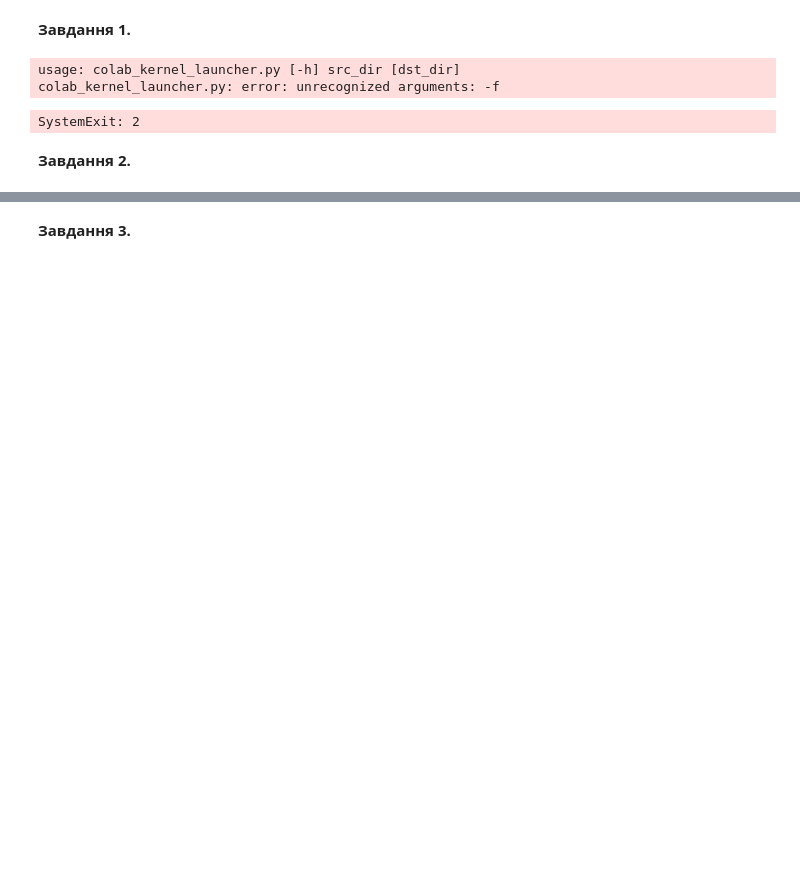
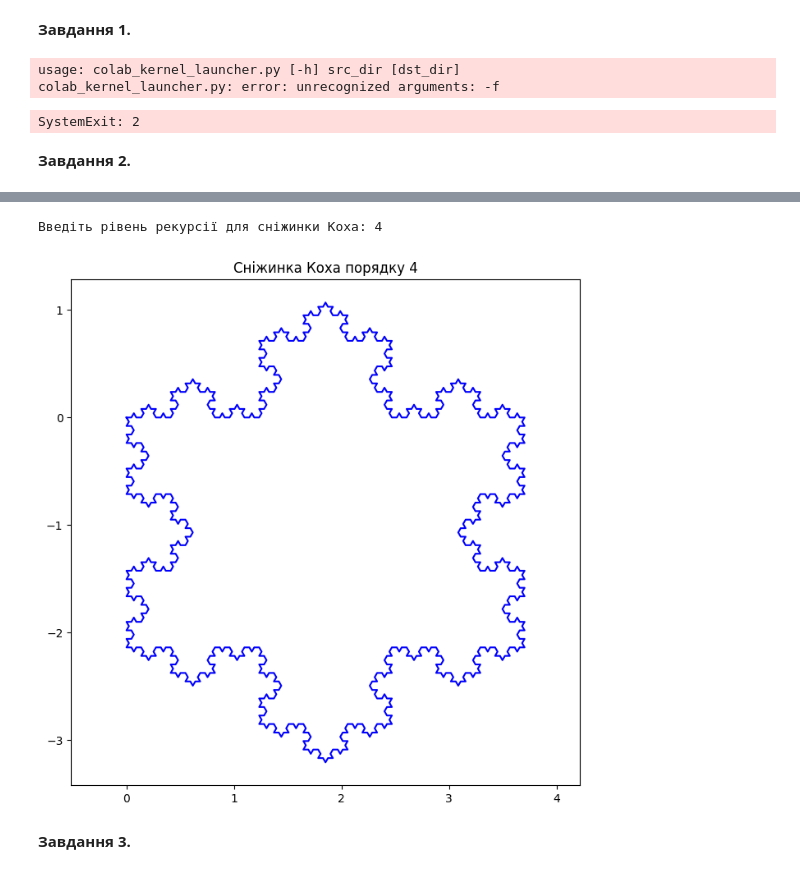
Before and after one commit to MMatviiuk/goit-algo-hw-03, a Jupyter notebook: ДЗ3_МатвіюкМВ.ipynb, the cells around one changed output, grey strips where cells are left out. Drawn from its saved outputs; the diff is of its cells as text; code cells hidden in the pictures; blank space fills up the shorter version.

```diff
--- a/ДЗ3_МатвіюкМВ.ipynb
+++ b/ДЗ3_МатвіюкМВ.ipynb
@@ -101,3 +54,57 @@ plot_koch_snowflake(level)
+# %%
+import matplotlib.pyplot as plt
+import numpy as np
+
+def koch_snowflake(order, size):
+    def koch_curve(order, size):
+        if order == 0:
+            return np.array([[0, 0], [size, 0]])
+        points = koch_curve(order - 1, size / 3)
+        new_points = []
+        for i in range(len(points) - 1):
+            p1 = points[i]
+            p2 = points[i + 1]
+            dx, dy = p2 - p1
+            new_points.extend([
+                p1,
+                p1 + np.array([dx, dy]) / 3,
+                p1 + np.array([dx, dy]) / 3 + np.array([dx - dy * np.sqrt(3), dy + dx * np.sqrt(3)]) / 6,
+                p1 + np.array([dx, dy]) * 2 / 3,
+            ])
+        new_points.append(points[-1])
+        return np.array(new_points)
+
+    def rotate(points, angle):
+        theta = np.radians(angle)
+        rotation_matrix = np.array([[np.cos(theta), -np.sin(theta)], [np.sin(theta), np.cos(theta)]])
+        return points.dot(rotation_matrix)
+
+    def create_snowflake(order, size):
+        triangle_points = koch_curve(order, size)
+        snowflake_points = [triangle_points]
+        for angle in [120, 240]:
+            snowflake_points.append(rotate(triangle_points, angle) + snowflake_points[-1][-1])
+        return np.vstack(snowflake_points)
+
+    points = create_snowflake(order, size)
+    return points
+
+def plot_koch_snowflake(order, size):
+    points = koch_snowflake(order, size)
+    plt.figure(figsize=(8, 8))
+    plt.plot(points[:, 0], points[:, 1], 'b-')
+    plt.axis('equal')
+    plt.title(f"Сніжинка Коха порядку {order}")
+    plt.show()
+
+# Введення рівня рекурсії
+level = int(input("Введіть рівень рекурсії для сніжинки Коха: "))
+
+# Малювання сніжинки Коха
+plot_koch_snowflake(level, 300)
+# %% [output]
+Введіть рівень рекурсії для сніжинки Коха: 4
+[figure, added]
 # %% [markdown]
 **Завдання 3.**
 # %%
```
Also changed, not shown: parts of 2 cells of this notebook.
